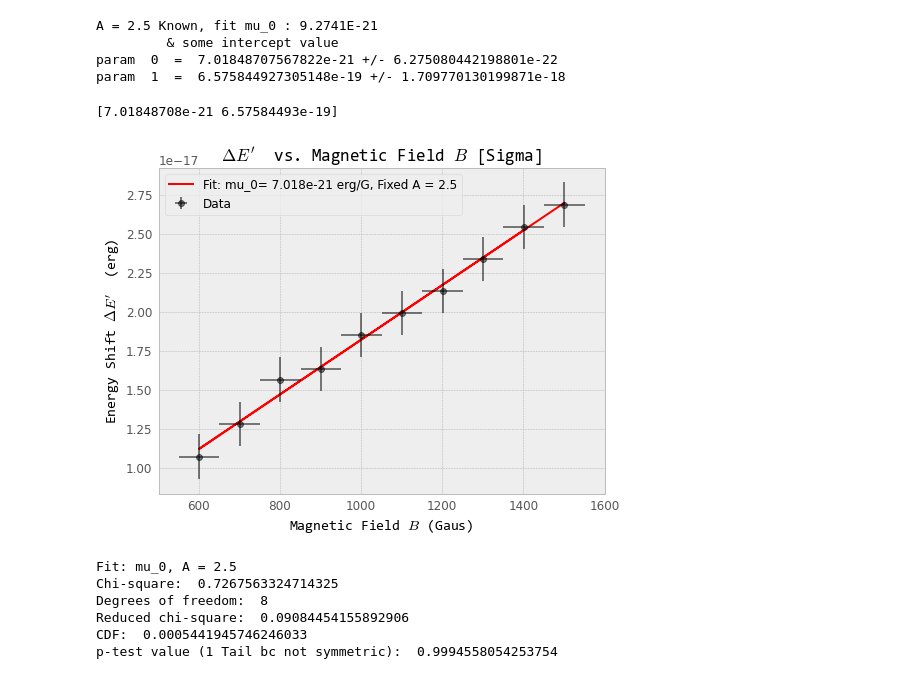
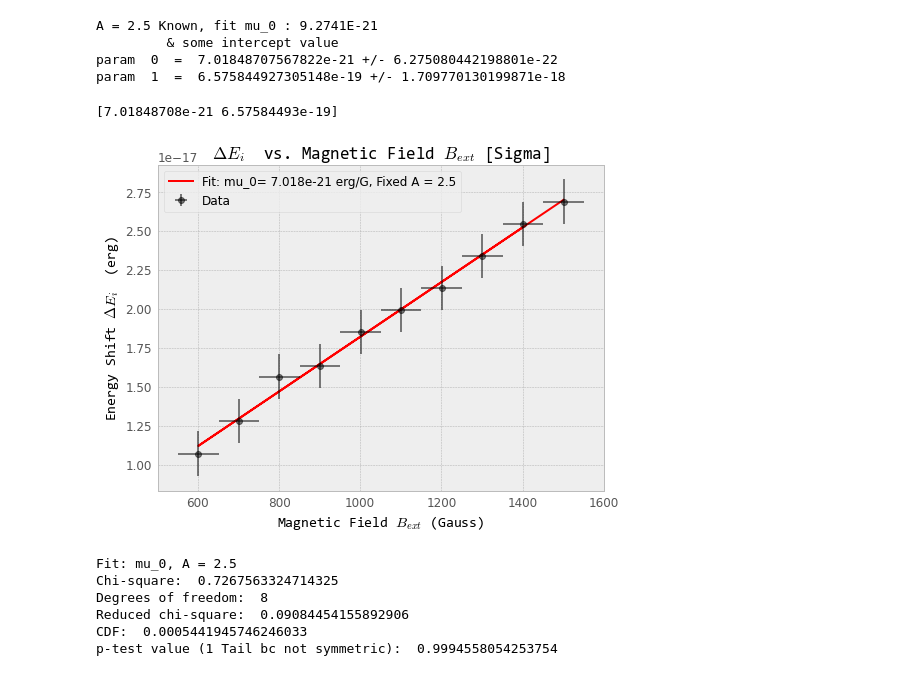
Before and after one commit to Drixitel/134-Lab-Spring-2023, a Jupyter notebook: Code/Zeeman/Data/180Run3.ipynb, the cells around one changed output. Saved outputs shown, nothing was run; the diff lists cells and outputs as text; code cells hidden in the pictures.

```diff
--- a/Code/Zeeman/Data/180Run3.ipynb
+++ b/Code/Zeeman/Data/180Run3.ipynb
@@ -386,37 +380,37 @@ hfont = {'fontname':'Consolas'}
 plt.figure()
 plt.style.use('bmh')
 
 
 # Better looking line
 B_line = np.linspace(min(B), max(B), 1000)
 fit2 = DelE2(B, *popt2)
 
 #data
 plt.plot(B, fit2, label = 'Fit: mu_0= %1.3e erg/G, Fixed A = 2.5' % popt2[0], color = 'r')
 
 plt.errorbar(
     B,
     delE_180,
     yerr= sigmaE,
     xerr= Berr,
     fmt='o',
     label = 'Data',
     color='black',
     alpha =0.5
     )
 
 #labels
-plt.title("$\\Delta E'$  vs. Magnetic Field $B$ [Sigma]", **hfont)
-plt.xlabel('Magnetic Field $B$ (Gaus)', **hfont)
-plt.ylabel("Energy Shift $\\Delta E'$  (erg)", **hfont)
+plt.title("$\\Delta E_i$  vs. Magnetic Field $B_{ext}$ [Sigma]", **hfont)
+plt.xlabel('Magnetic Field $B_{ext}$ (Gauss)', **hfont)
+plt.ylabel("Energy Shift $\\Delta E_i$  (erg)", **hfont)
 plt.legend(loc=2)
 
 print(popt2)
 
 hf.SaveFigure("Graphs/SigmaFitDelEvsB.png")
 # %% [output]
 [7.01848708e-21 6.57584493e-19]
-[figure, old version]
+[figure, new version]
 # %%
 # # PLOT3
 
```
Also changed, not shown: parts of 9 cells of this notebook, 18 other files.
